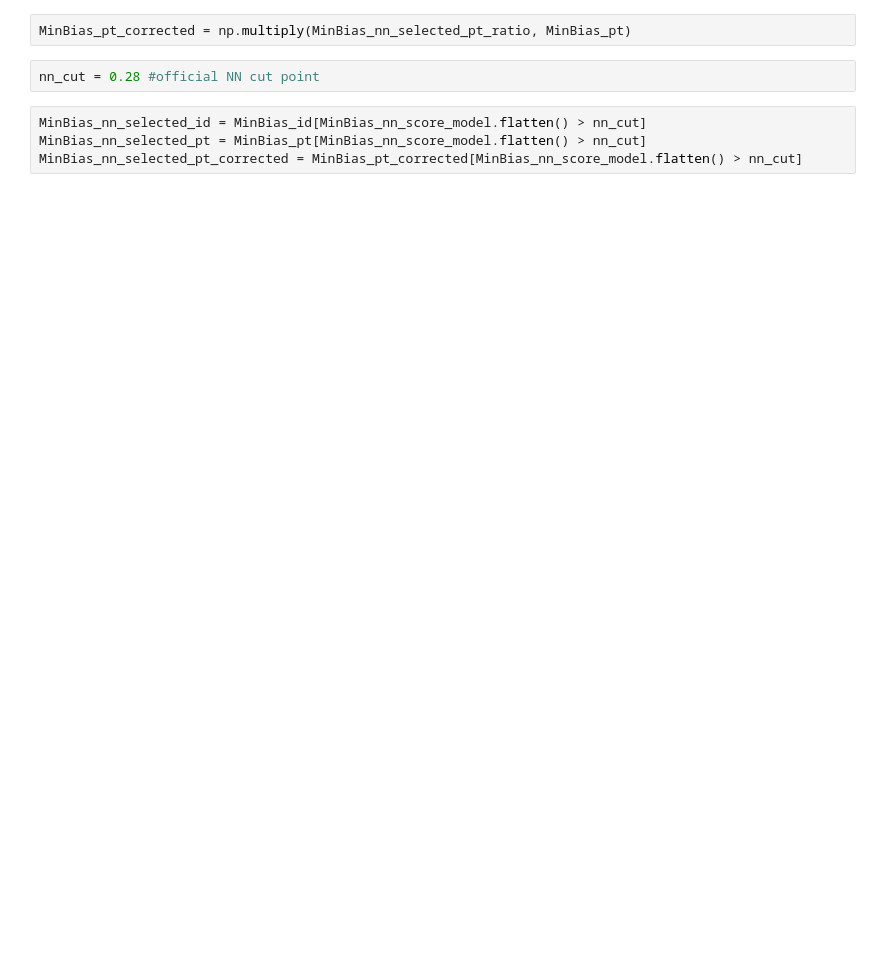
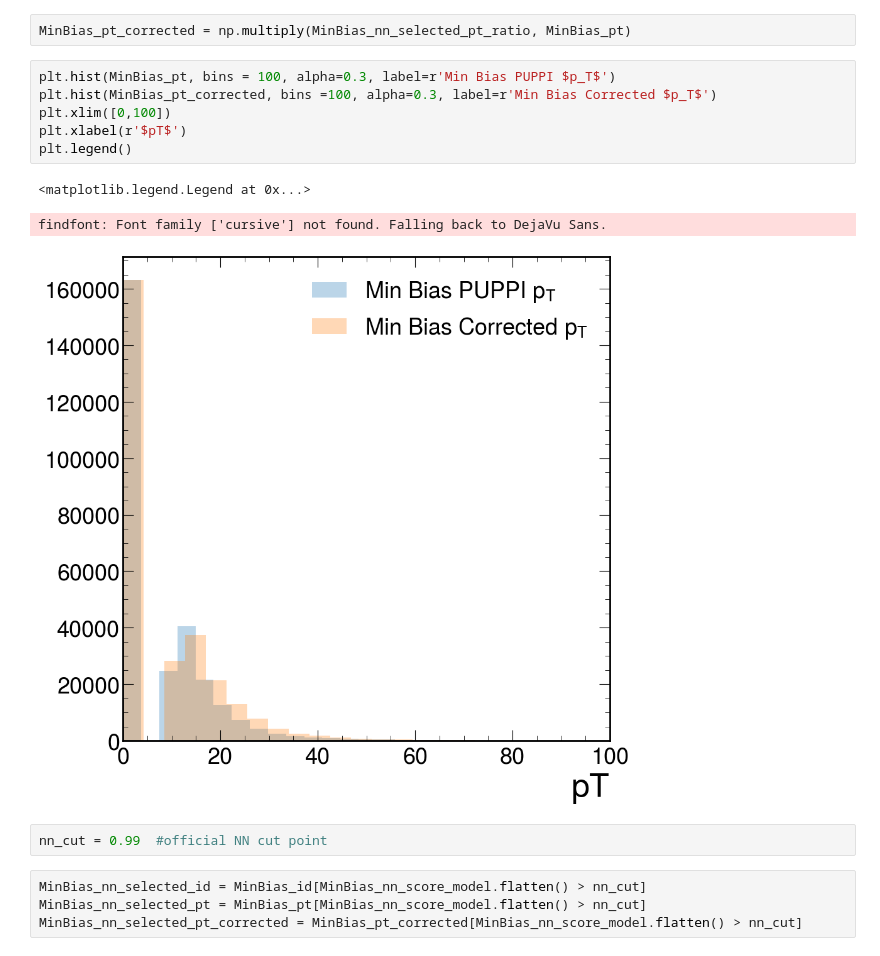
Before and after one commit to Duchstf/Tau_L1, a Jupyter notebook: notebooks/tau_pt_regress/tau_pt_rate.ipynb, the cells around one changed output. Saved outputs shown, nothing was run; the diff lists cells and outputs as text; blank space fills up the shorter version.

```diff
--- a/notebooks/tau_pt_regress/tau_pt_rate.ipynb
+++ b/notebooks/tau_pt_regress/tau_pt_rate.ipynb
@@ -78,7 +78,17 @@ To enable them in other operations, rebuild TensorFlow with the appropriate comp
 # %%
 MinBias_pt_corrected = np.multiply(MinBias_nn_selected_pt_ratio, MinBias_pt)
+# %%
+plt.hist(MinBias_pt, bins = 100, alpha=0.3, label=r'Min Bias PUPPI $p_T$')
+plt.hist(MinBias_pt_corrected, bins =100, alpha=0.3, label=r'Min Bias Corrected $p_T$')
+plt.xlim([0,100])
+plt.xlabel(r'$pT$')
+plt.legend()
+# %% [output]
+<matplotlib.legend.Legend at 0x...>
+findfont: Font family ['cursive'] not found. Falling back to DejaVu Sans.
+[figure, added]
 # %%
-nn_cut = 0.28 #official NN cut point
+nn_cut = 0.99  #official NN cut point
 # %%
 MinBias_nn_selected_id = MinBias_id[MinBias_nn_score_model.flatten() > nn_cut]
 MinBias_nn_selected_pt = MinBias_pt[MinBias_nn_score_model.flatten() > nn_cut]
```
Also changed, not shown: parts of 14 cells of this notebook.
